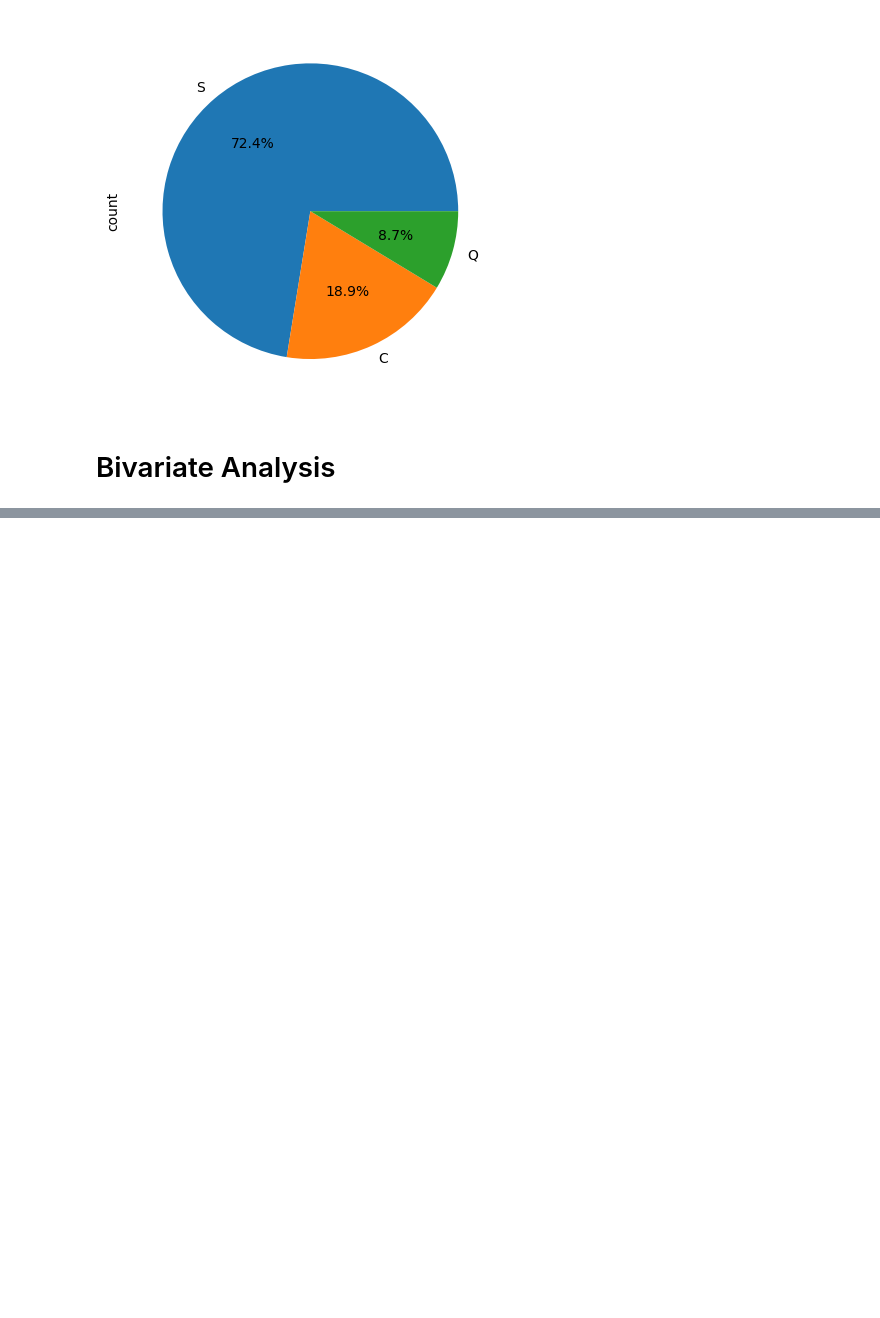
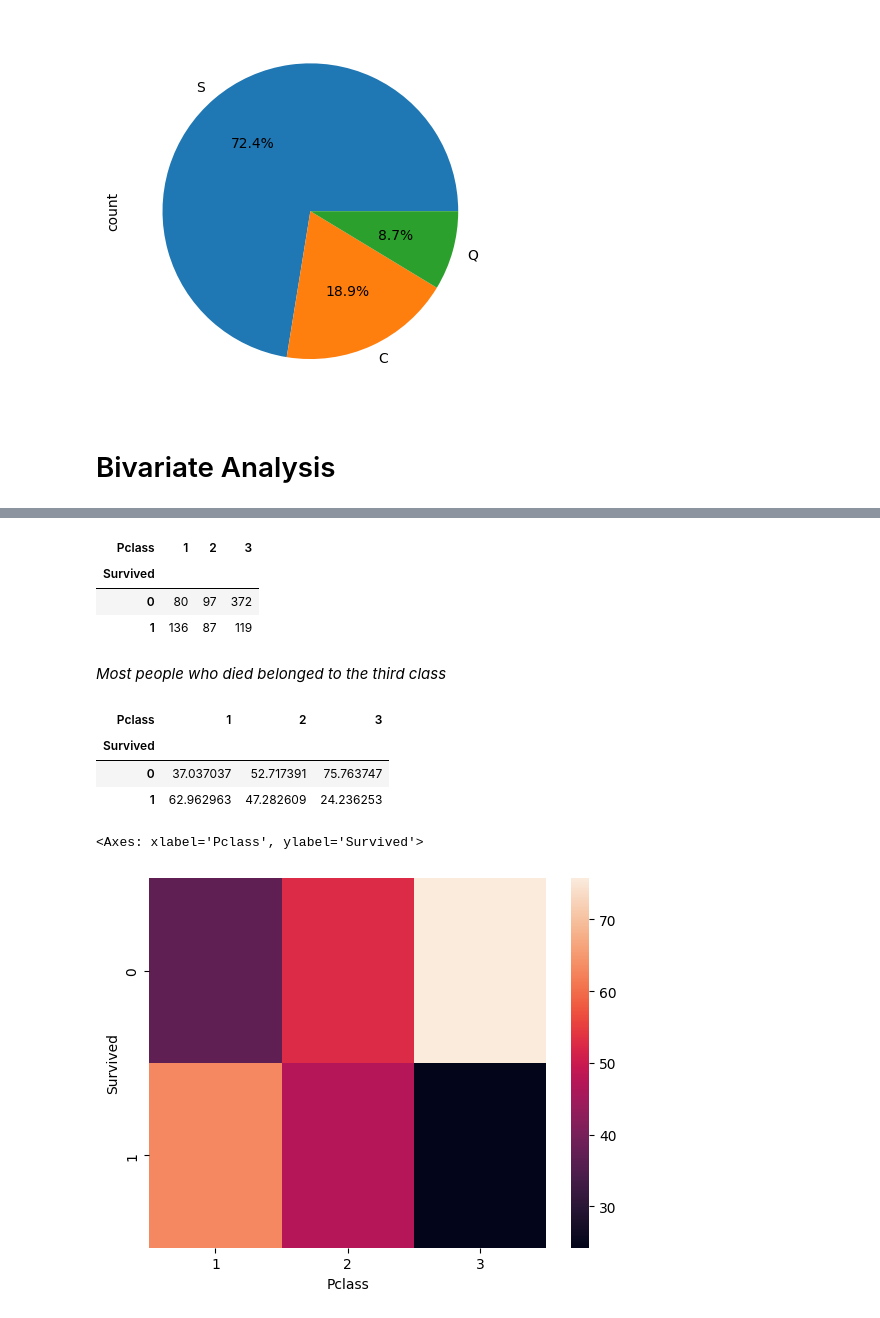
Before and after one commit to NityaVerma19/EDA-on-titanic-dataset, a Jupyter notebook: eda-extracting-insights.ipynb, the cells around one changed output, grey strips where cells are left out. Drawn from its saved outputs; the diff is of its cells as text; code cells hidden in the pictures; blank space fills up the shorter version.

Commit message:
bivariate analysis- survived vs categorical columns

```diff
--- a/eda-extracting-insights.ipynb
+++ b/eda-extracting-insights.ipynb
@@ -363,0 +373,27 @@ df['Embarked'].value_counts().plot(kind = "pie", autopct = "%0.1f%%")
+# %%
+#Contingency table
+
+pd.crosstab(df["Survived"], df['Pclass'])
+# %% [output]
+| Pclass | 1 | 2 | 3 |
+| Survived |  |  |  |
+| 0 | 80 | 97 | 372 |
+| 1 | 136 | 87 | 119 |
+# %% [markdown]
+*Most people who died belonged to the third class*
+# %%
+#Contingency table in percentage
+
+pd.crosstab(df["Survived"], df['Pclass'], normalize = "columns")*100
+# %% [output]
+| Pclass | 1 | 2 | 3 |
+| Survived |  |  |  |
+| 0 | 37.037037 | 52.717391 | 75.763747 |
+| 1 | 62.962963 | 47.282609 | 24.236253 |
+# %%
+#Visualizing the contingency table
+
+sns.heatmap(pd.crosstab(df["Survived"], df['Pclass'], normalize = "columns")*100)
+# %% [output]
+<Axes: xlabel='Pclass', ylabel='Survived'>
+[figure, added]
```
Also changed, not shown: parts of 14 cells of this notebook.
